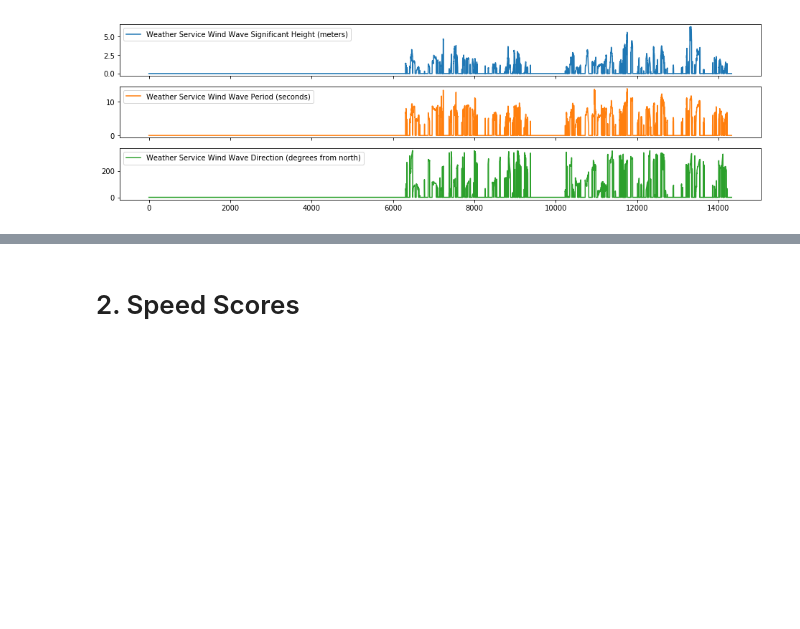
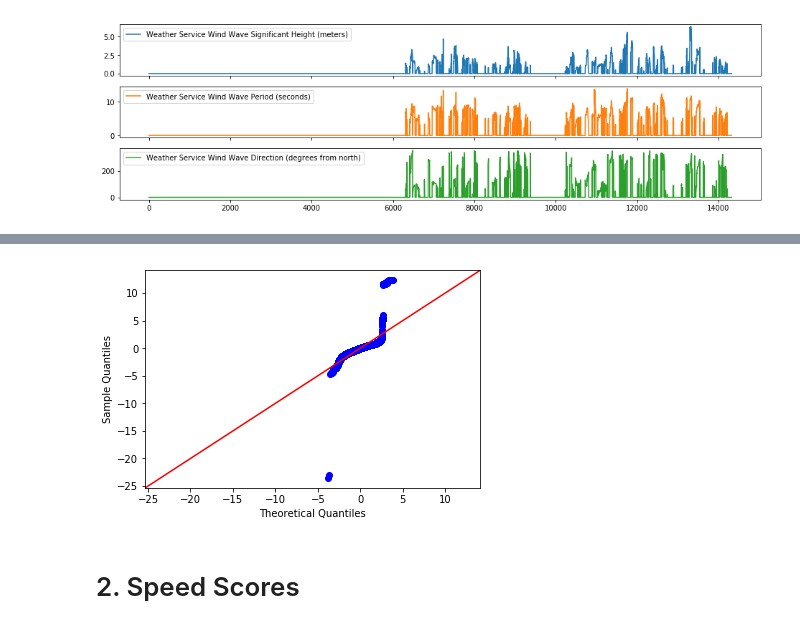
Before and after one commit to acdick/dynamic_speed_optimization, a Jupyter notebook: src/Ship_Performance.ipynb, the cells around one changed output, grey strips where cells are left out. Drawn from its saved outputs; the diff is of its cells as text; code cells hidden in the pictures; blank space fills up the shorter version.

```diff
--- a/src/Ship_Performance.ipynb
+++ b/src/Ship_Performance.ipynb
@@ -483,0 +570,21 @@ array([<matplotlib.axes._subplots.AxesSubplot object at 0x...>,
+# %%
+df_regr = df_mod[[
+    'Main Engine Fuel Consumption (MT/day)',
+    'Main Engine Using MGO (bool)',
+    'Draft Mean (meters)',
+    'Trim (meters)',
+    'List (meters)',
+    'Abs List (meters)',
+    'Shaft Speed (RPM)',
+    'Shaft Torque (kNm)',
+    'Speed Through Water (knots)',
+    'Heading (degrees)',
+    'Rudder Angle (degrees)',
+    'Weather Service Apparent Wind Speed (knots)',
+    'Weather Service Apparent Wind Direction (degrees from bow)',
+    'Weather Service Temperature (celsius)',
+    'Weather Service Sea Current Direction (degrees from north)',
+    'Weather Service Sea Current Speed (knots)',
+    'Water Depth (meters)',
+    'Weather Service Apparent Sea Current Direction (degrees from bow)']]
+df_regr.head()
@@ -483,0 +598,5 @@ array([<matplotlib.axes._subplots.AxesSubplot object at 0x...>,
+# %%
+y = df_regr['Main Engine Fuel Consumption (MT/day)']
+X = df_regr.drop('Main Engine Fuel Consumption (MT/day)',axis=1)
+regr = sm.OLS(y,X).fit()
+regr.summary()
@@ -484,3 +638,9 @@ array([<matplotlib.axes._subplots.AxesSubplot object at 0x...>,
+# %%
+residuals = regr.resid
+fig = sm.graphics.qqplot(residuals, dist=stats.norm, line='45', fit=True)
+fig.show()
+# %% [output]
+[figure, added]
 # %% [markdown]
 # 2. Speed Scores
 # %% [markdown]
```
Also changed, not shown: parts of 12 cells of this notebook.
